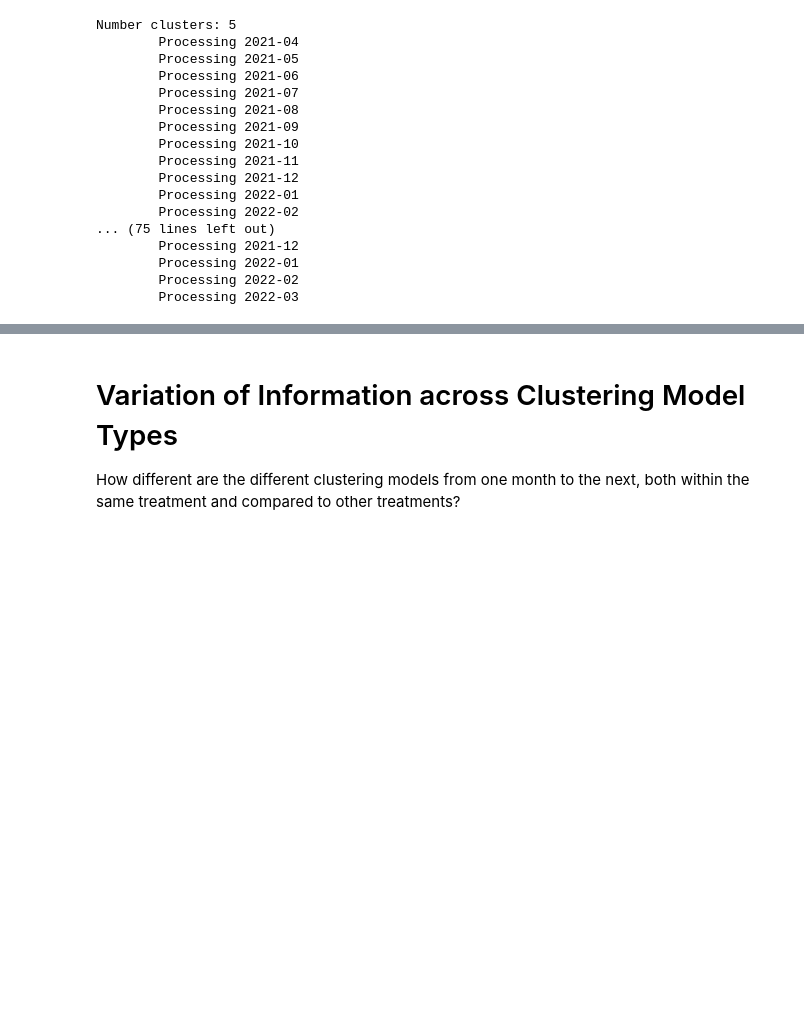
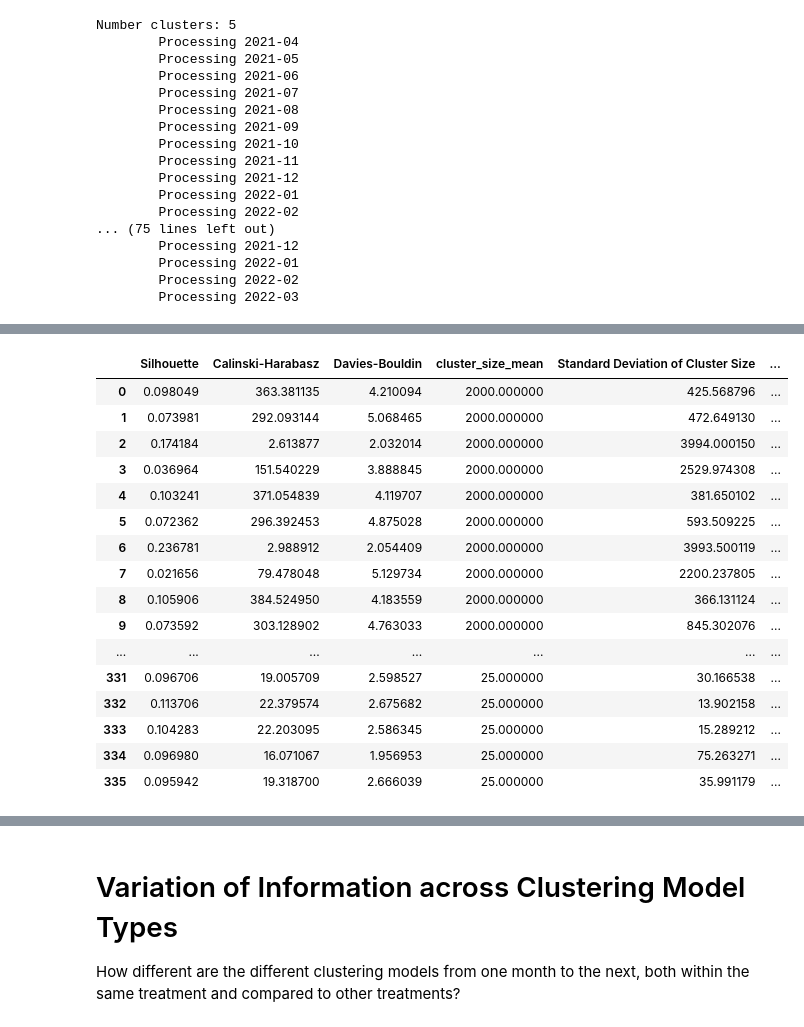
Before and after one commit to UMassCDS/IHOP-Reddit, a Jupyter notebook: notebooks/quantitative_comparison_kmeans_vs_agglomerative.ipynb, the cells around one changed output, grey strips where cells are left out. Drawn from its saved outputs; the diff is of its cells as text; code cells hidden in the pictures; blank space fills up the shorter version.

```diff
--- a/notebooks/quantitative_comparison_kmeans_vs_agglomerative.ipynb
+++ b/notebooks/quantitative_comparison_kmeans_vs_agglomerative.ipynb
@@ -124 +110,22 @@ model_metrics_df
+# %%
+pd.set_option('display.max_rows', None)
+display(model_metrics_df)
+# %% [output]
+|  | Silhouette | Calinski-Harabasz | Davies-Bouldin | cluster_size_mean | Standard Deviation of Cluster Size | ... |
+| 0 | 0.098049 | 363.381135 | 4.210094 | 2000.000000 | 425.568796 | ... |
+| 1 | 0.073981 | 292.093144 | 5.068465 | 2000.000000 | 472.649130 | ... |
+| 2 | 0.174184 | 2.613877 | 2.032014 | 2000.000000 | 3994.000150 | ... |
+| 3 | 0.036964 | 151.540229 | 3.888845 | 2000.000000 | 2529.974308 | ... |
+| 4 | 0.103241 | 371.054839 | 4.119707 | 2000.000000 | 381.650102 | ... |
+| 5 | 0.072362 | 296.392453 | 4.875028 | 2000.000000 | 593.509225 | ... |
+| 6 | 0.236781 | 2.988912 | 2.054409 | 2000.000000 | 3993.500119 | ... |
+| 7 | 0.021656 | 79.478048 | 5.129734 | 2000.000000 | 2200.237805 | ... |
+| 8 | 0.105906 | 384.524950 | 4.183559 | 2000.000000 | 366.131124 | ... |
+| 9 | 0.073592 | 303.128902 | 4.763033 | 2000.000000 | 845.302076 | ... |
+| ... | ... | ... | ... | ... | ... | ... |
+| 331 | 0.096706 | 19.005709 | 2.598527 | 25.000000 | 30.166538 | ... |
+| 332 | 0.113706 | 22.379574 | 2.675682 | 25.000000 | 13.902158 | ... |
+| 333 | 0.104283 | 22.203095 | 2.586345 | 25.000000 | 15.289212 | ... |
+| 334 | 0.096980 | 16.071067 | 1.956953 | 25.000000 | 75.263271 | ... |
+| 335 | 0.095942 | 19.318700 | 2.666039 | 25.000000 | 35.991179 | ... |
 # %%
```
Also changed, not shown: parts of 9 cells of this notebook, 2 other files.
